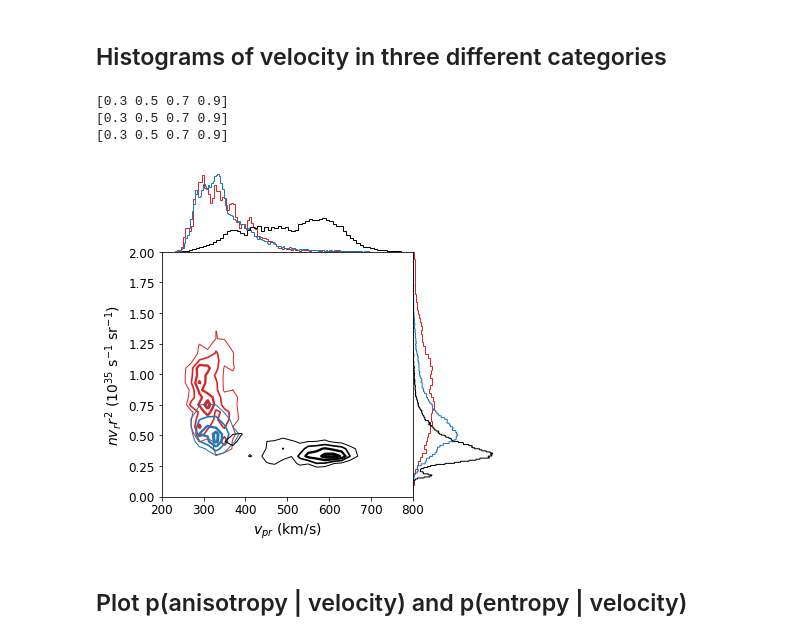
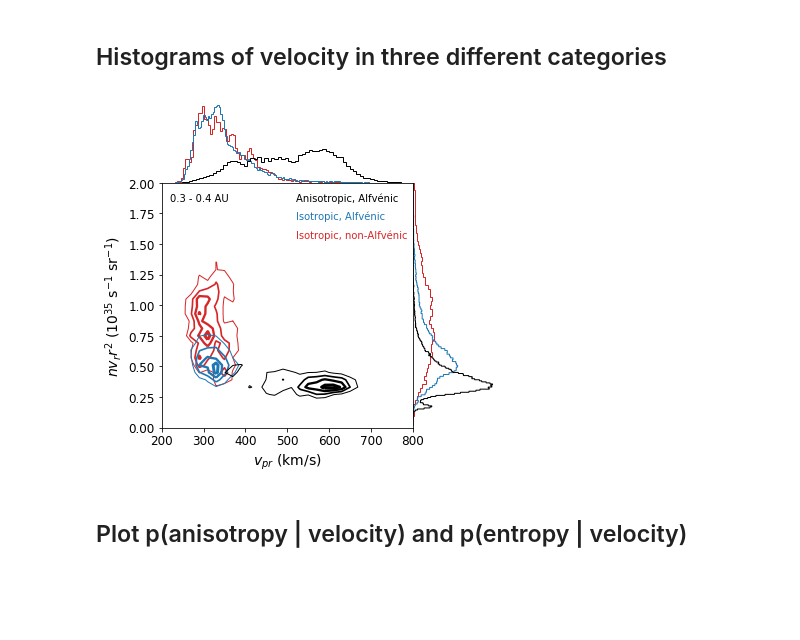
Before and after one commit to dstansby/publication-code, a Jupyter notebook: 2018-categorisation/fig_1_to_5.ipynb, the cells around one changed output. Saved outputs shown, nothing was run; the diff lists cells and outputs as text; code cells hidden in the pictures; blank space fills up the shorter version.

Commit message:
Update figure 4 of categorisation

```diff
--- a/2018-categorisation/fig_1_to_5.ipynb
+++ b/2018-categorisation/fig_1_to_5.ipynb
@@ -318,43 +318,45 @@ isotropic = Tani < ani_cut
 anisotropic = Tani > ani_cut
 alfvenic = np.abs(sigma_c) > correl_cut
 nonalfvenic = np.abs(sigma_c) < correl_cut
-for  conditions, color in zip((anisotropic & alfvenic, isotropic & alfvenic, isotropic & nonalfvenic)[::-1],
-                             ('k', 'C0', 'C3')[::-1]):
+nameloc = 0
+for  conditions, color, name in zip(
+    (anisotropic & alfvenic, isotropic & alfvenic, isotropic & nonalfvenic)[::-1],
+    ('k', 'C0', 'C3')[::-1],
+    ('Anisotropic, Alfvénic', 'Isotropic, Alfvénic', 'Isotropic, non-Alfvénic')[::-1]):
     data = wind.iloc[conditions]
     data = data.dropna(subset=('vp_x', 'mass_flux'))
 
     flux_scale = 1e35
     dv, dflux = 20, 0.06
     bins = [np.arange(200, 801, dv), np.arange(0, 1.6, dflux)]
     hist, xedges, yedges = np.histogram2d(data['vp_x'].values,
                                           data['mass_flux'].values / flux_scale,
                                           (bins[0], bins[1]))
     hist[hist < 10] = 0
     hist = hist / np.max(hist)
     levels = np.arange(0.3, 1.01, 0.2)
-    print(levels)
     X, Y = np.meshgrid((xedges[1:] + xedges[:-1]) / 2, (yedges[1:] + yedges[:-1]) / 2)
     hist_sorted = np.cumsum(np.sort(hist.ravel()) / np.cumsum(hist))
     ax2d.contour(X, Y, hist.T, colors=color, levels=np.sort(levels), linewidths=np.linspace(1, 3, len(levels)))
 
     ax_top.hist(data['vp_x'].values, bins='auto',
                 color=color, histtype='step', density=True)
 
     ax_right.hist(data['mass_flux'].values / flux_scale, bins='auto',
                   color=color, histtype='step', orientation='horizontal', density=True)
+    ax2d.text(520, 1.55 + nameloc, name, color=color)
+    nameloc += 0.15
 
 ax2d.set_ylim(bottom=0, top=2)
 ax2d.set_ylabel('$nv_{r}r^{2}$ (10$^{35}$ s$^{-1}$ sr$^{-1}$)')
 ax2d.set_xlabel(r'$v_{pr}$ (km/s)')
 ax2d.set_xlim(200, 800)
 
+ax2d.text(220, 1.85, '0.3 - 0.4 AU')
 ax_right.set_xlim(left=0)
 fig.savefig('figure_4.pdf', bbox_inches='tight')
 # %% [output]
-[0.3 0.5 0.7 0.9]
-[0.3 0.5 0.7 0.9]
-[0.3 0.5 0.7 0.9]
-[figure, old version]
+[figure, new version]
 # %% [markdown]
 Plot p(anisotropy | velocity) and p(entropy | velocity)
 ---
```
Also changed, not shown: parts of 3 cells of this notebook.
